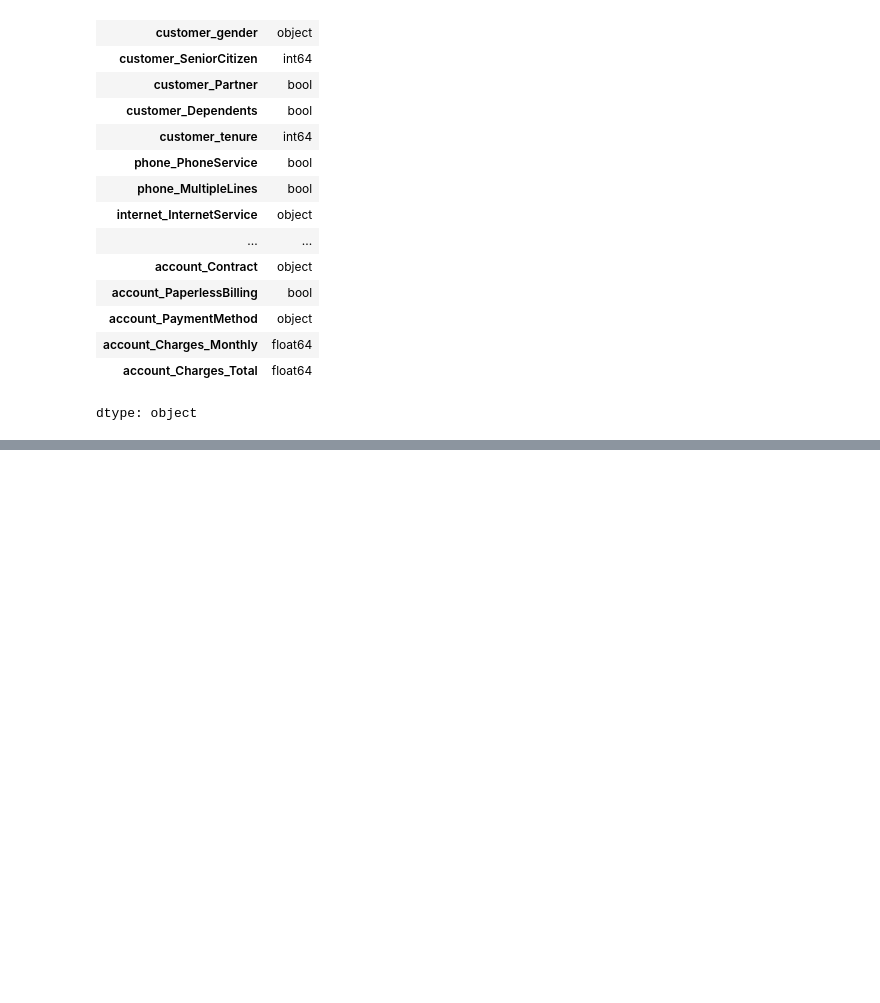
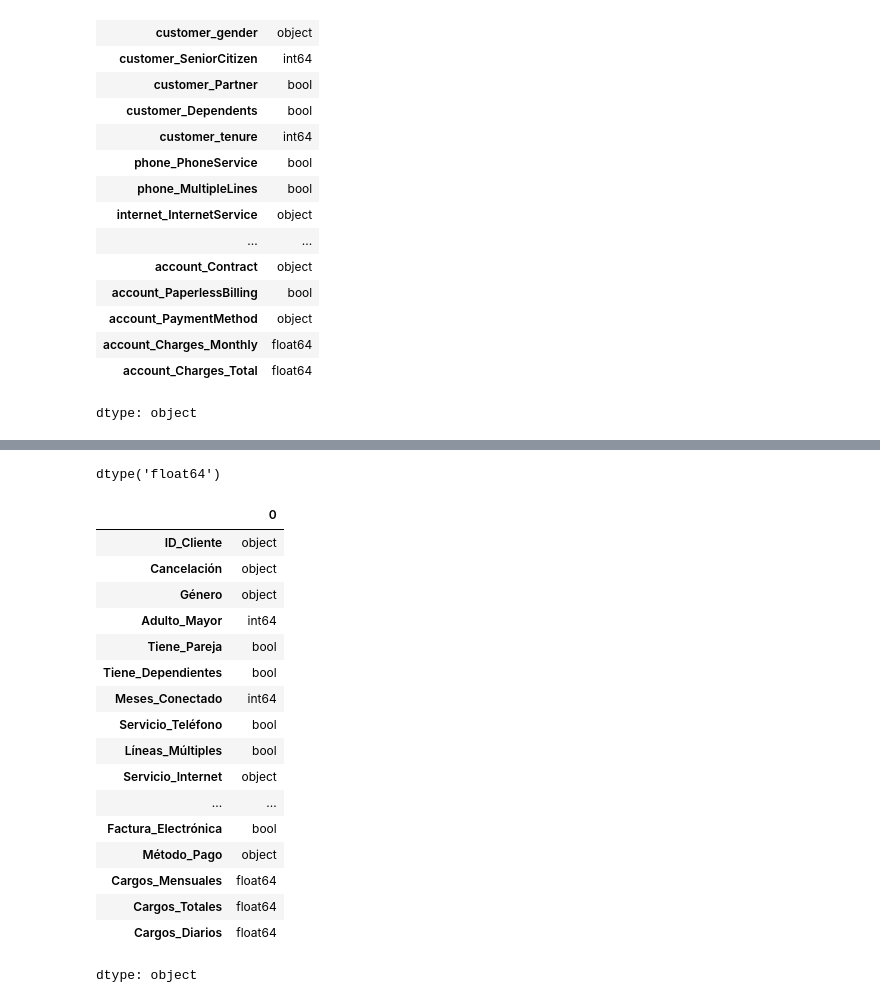
Before and after one commit to r2x4/challenge_2_data_sciense_telecomX, a Jupyter notebook: colab_challenge_2.ipynb, the cells around one changed output, grey strips where cells are left out. Drawn from its saved outputs; the diff is of its cells as text; code cells hidden in the pictures; blank space fills up the shorter version.

```diff
--- a/colab_challenge_2.ipynb
+++ b/colab_challenge_2.ipynb
@@ -272,0 +287,4 @@ dtype: object
+# %%
+(datos["Cuentas_Diarias"].dtype)
+# %% [output]
+dtype('float64')
@@ -272,0 +316,21 @@ dtype: object
+# %%
+datos.dtypes
+# %% [output]
+|  | 0 |
+| ID_Cliente | object |
+| Cancelación | object |
+| Género | object |
+| Adulto_Mayor | int64 |
+| Tiene_Pareja | bool |
+| Tiene_Dependientes | bool |
+| Meses_Conectado | int64 |
+| Servicio_Teléfono | bool |
+| Líneas_Múltiples | bool |
+| Servicio_Internet | object |
+| ... | ... |
+| Factura_Electrónica | bool |
+| Método_Pago | object |
+| Cargos_Mensuales | float64 |
+| Cargos_Totales | float64 |
+| Cargos_Diarios | float64 |
+dtype: object
```
Also changed, not shown: parts of 6 cells of this notebook.
